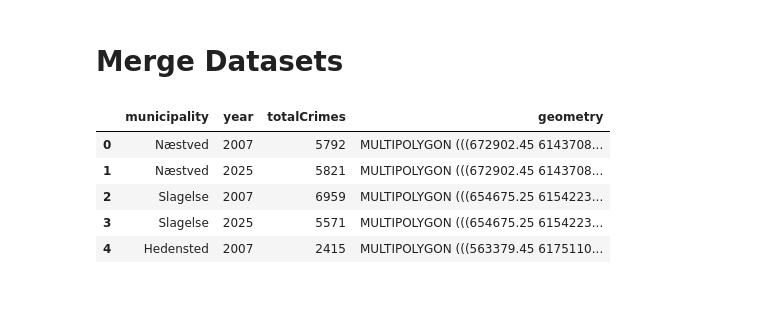
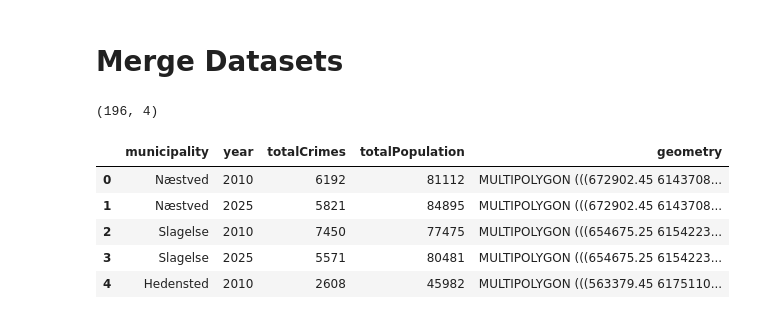
Before and after one commit to Geospatial-data-science-project/Spatial-autocorrelation-on-crime-rates-of-denmark, a Jupyter notebook: geospatial-analysis.ipynb, the cells around one changed output. Cells and saved outputs as stored; diff of their text form; code cells hidden in the pictures.

Commit message:
add population dataset and change years from 2007 -> 2010

```diff
--- a/geospatial-analysis.ipynb
+++ b/geospatial-analysis.ipynb
@@ -79,7 +169,7 @@ crimes.shape
 # %% [markdown]
 ### Load geometries per municipality
 # %%
-geom = gpd.read_file("data2023/municipalities_dk.gpkg")
+geom = gpd.read_file("data/municipalities_dk.gpkg")
 geom = gpd.GeoDataFrame(geom, geometry="geometry")
 geom.head()
 # %% [output]
@@ -98,8 +221,7 @@ Then we grouped each year quarter into years and calculated the total number of
 For example, we computed the sum of total crimes for 2007 as 2007k1 + 2007k2 + 2007k3 + 2007k4 and we did the same for 2025.
 '''
 
-crimes.columns = ["quarterYear", "municipality", "typeOfCrime", "totalCrimes"]
-crimes = crimes[crimes["typeOfCrime"].str.contains("Overtrædelsens")]
+crimes.columns = ["quarterYear", "municipality", "totalCrimes"]
 
 crimes["year"] = crimes["quarterYear"].str[:4]
 crimes = (
@@ -109,5 +231,5 @@ crimes = (
 crimes = crimes[
     ["municipality", "year", "totalCrimes"]
 ]
-crimes.head()
+crimes.shape
 # %% [output]
@@ -144,2 +237,23 @@ Number of unique municipalities in geometry data: 99
+# %%
+# Ensure both year columns are integers
+crimes["year"] = crimes["year"].astype(int)
+population["year"] = population["year"].astype(int)
 # %% [markdown]
 # Merge Datasets
+# %%
+# Merge poulation and crime dataframes
+crimes_population_df = pd.merge(
+    crimes,
+    population,
+    left_on=["municipality", "year"],
+    right_on=["name", "year"],
+    how="inner"
+).drop(columns=["name"])
+
+# removing 'Christiansø' because is not an municipality
+crimes_population_df = crimes_population_df[crimes_population_df["municipality"] != "Christiansø"]
+# %%
+# check shape
+crimes_population_df.shape
+# %% [output]
+(196, 4)
@@ -146,12 +264,14 @@ Number of unique municipalities in geometry data: 99
 # %%
-gdf = geom.merge(crimes, left_on="name", right_on="municipality")
-gdf = gdf[["municipality", "year", "totalCrimes", "geometry"]]
+# merge geometries with crime+population dataset
+gdf = geom.merge(crimes_population_df, left_on="name", right_on="municipality")
+gdf = gdf[["municipality", "year", "totalCrimes","population", "geometry"]]
+gdf = gdf.rename(columns={"population": "totalPopulation"})
 gdf.head()
 # %% [output]
-|  | municipality | year | totalCrimes | geometry |
-| 0 | Næstved | 2007 | 5792 | MULTIPOLYGON (((672902.45 6143708... |
-| 1 | Næstved | 2025 | 5821 | MULTIPOLYGON (((672902.45 6143708... |
-| 2 | Slagelse | 2007 | 6959 | MULTIPOLYGON (((654675.25 6154223... |
-| 3 | Slagelse | 2025 | 5571 | MULTIPOLYGON (((654675.25 6154223... |
-| 4 | Hedensted | 2007 | 2415 | MULTIPOLYGON (((563379.45 6175110... |
+|  | municipality | year | totalCrimes | totalPopulation | geometry |
+| 0 | Næstved | 2010 | 6192 | 81112 | MULTIPOLYGON (((672902.45 6143708... |
+| 1 | Næstved | 2025 | 5821 | 84895 | MULTIPOLYGON (((672902.45 6143708... |
+| 2 | Slagelse | 2010 | 7450 | 77475 | MULTIPOLYGON (((654675.25 6154223... |
+| 3 | Slagelse | 2025 | 5571 | 80481 | MULTIPOLYGON (((654675.25 6154223... |
+| 4 | Hedensted | 2010 | 2608 | 45982 | MULTIPOLYGON (((563379.45 6175110... |
 # %%
```
Also changed, not shown: parts of 36 cells of this notebook, 3 other files.
